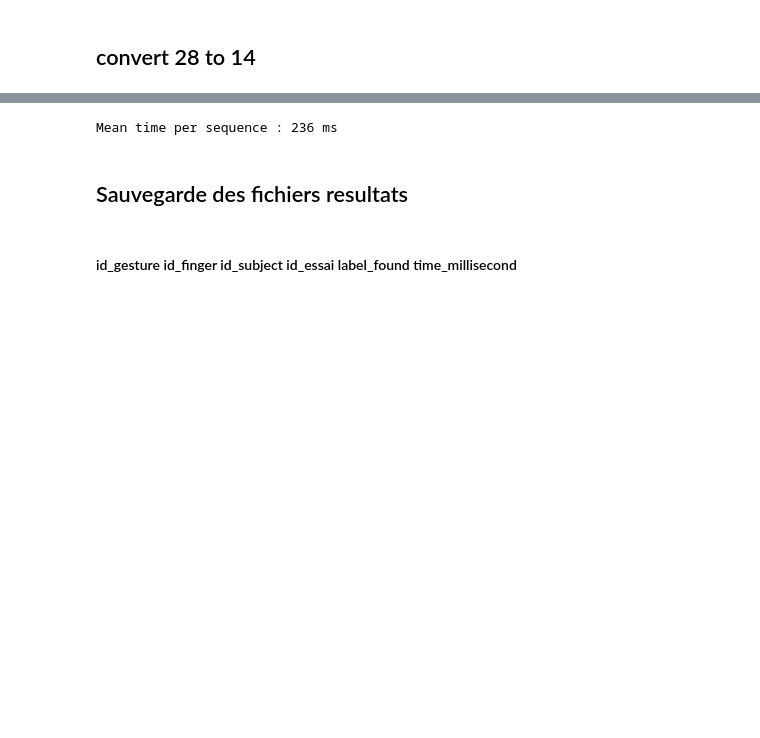
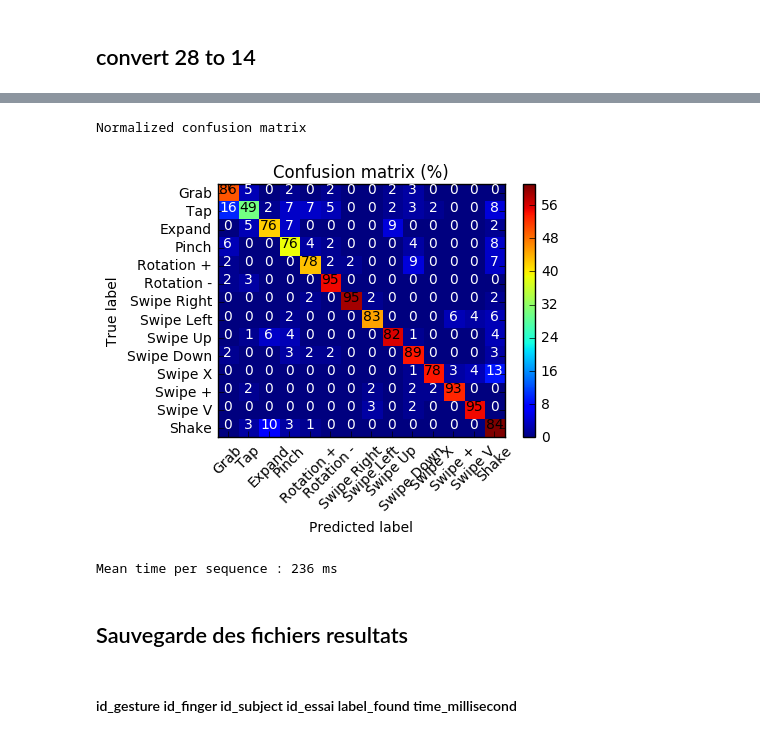
Before and after one commit to jorisgu/jg_pfr, a Jupyter notebook: tools/jg_shrec_evaluation.ipynb, the cells around one changed output, grey strips where cells are left out. Saved outputs shown, nothing was run; the diff lists cells and outputs as text; code cells hidden in the pictures; blank space fills up the shorter version.

```diff
--- a/tools/jg_shrec_evaluation.ipynb
+++ b/tools/jg_shrec_evaluation.ipynb
@@ -202,4 +279,13 @@ pc_acc: [ 0.86206897  0.49180328  0.76363636  0.76470588  0.78181818  0.94827586
 mean_accuracy: 0.82873968868
+# %%
+classes14 = ['Grab','Tap','Expand','Pinch','Rotation +','Rotation -',
+             'Swipe Right','Swipe Left','Swipe Up','Swipe Down','Swipe X','Swipe +','Swipe V','Shake']
+plt.figure(figsize = (5,4))
+plot_confusion_matrix(hist, classes=classes14,cmap=plt.cm.jet, normalize=True,title='Confusion matrix (%)')
+plt.show()
+# %% [output]
+Normalized confusion matrix
+[figure, added]
 # %%
 print("Mean time per sequence :",int(round(np.mean(results['time_millisecond']))),'ms')
 # %% [output]
```
Also changed, not shown: parts of 8 cells of this notebook, 3 other files.
